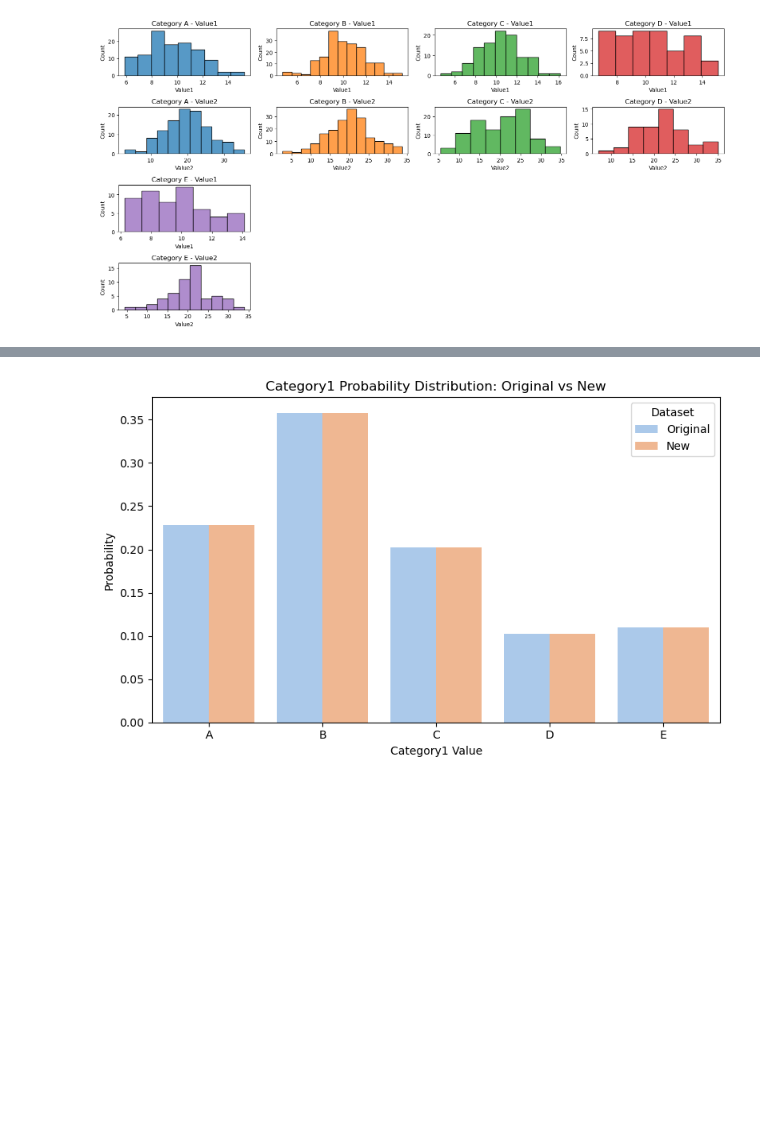
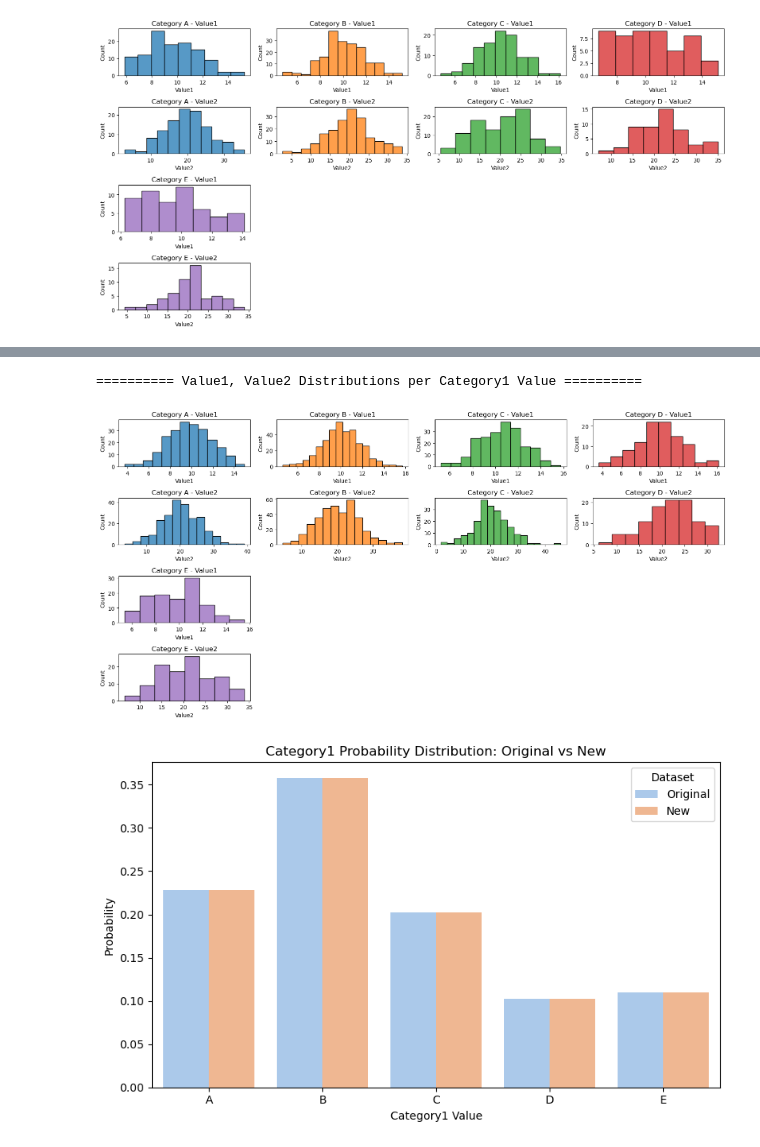
Before and after one commit to jeevanthipanawala/Phd_Coding_Task, a Jupyter notebook: coding_task.ipynb, the cells around one changed output, grey strips where cells are left out. Drawn from its saved outputs; the diff is of its cells as text; code cells hidden in the pictures; blank space fills up the shorter version.

```diff
--- a/coding_task.ipynb
+++ b/coding_task.ipynb
@@ -328,3 +379,9 @@ df_new=pd.read_csv("newdataset.csv", sep=";")
+# %%
+#6.3
+plot_value_distributions(df_new)
+# %% [output]
+========== Value1, Value2 Distributions per Category1 Value ==========
+[figure, added]
 # %%
 #7
 plot_category_probability_comparison(df_original,df_new)
```
Also changed, not shown: parts of 5 cells of this notebook, 1 other file.
